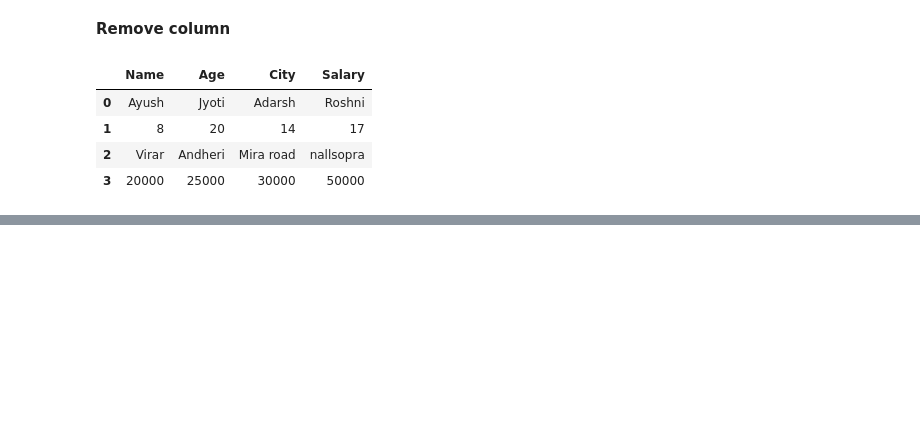
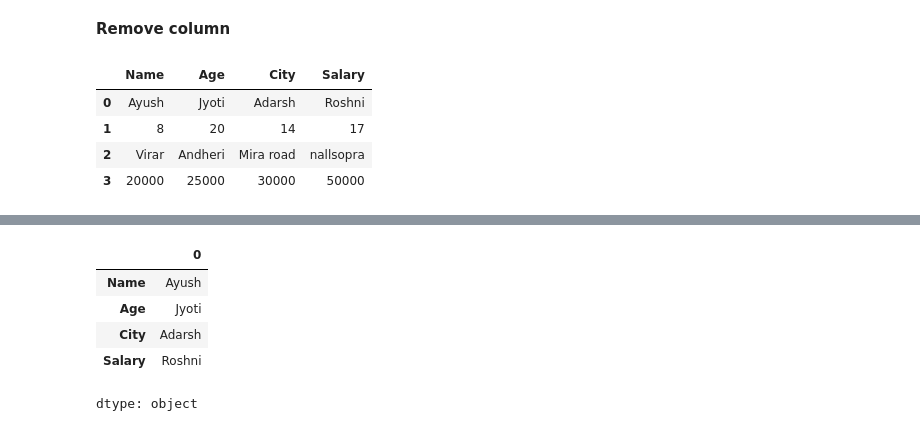
Before and after one commit to jyotigiri7219/Practice, a Jupyter notebook: Pandas.ipynb, the cells around one changed output, grey strips where cells are left out. Drawn from its saved outputs; the diff is of its cells as text; code cells hidden in the pictures; blank space fills up the shorter version.

```diff
--- a/Pandas.ipynb
+++ b/Pandas.ipynb
@@ -131,0 +175,9 @@ df2.drop("DPT", axis =  1)
+# %%
+df2.loc[0]
+# %% [output]
+|  | 0 |
+| Name | Ayush |
+| Age | Jyoti |
+| City | Adarsh |
+| Salary | Roshni |
+dtype: object
```
Also changed, not shown: parts of 7 cells of this notebook.
